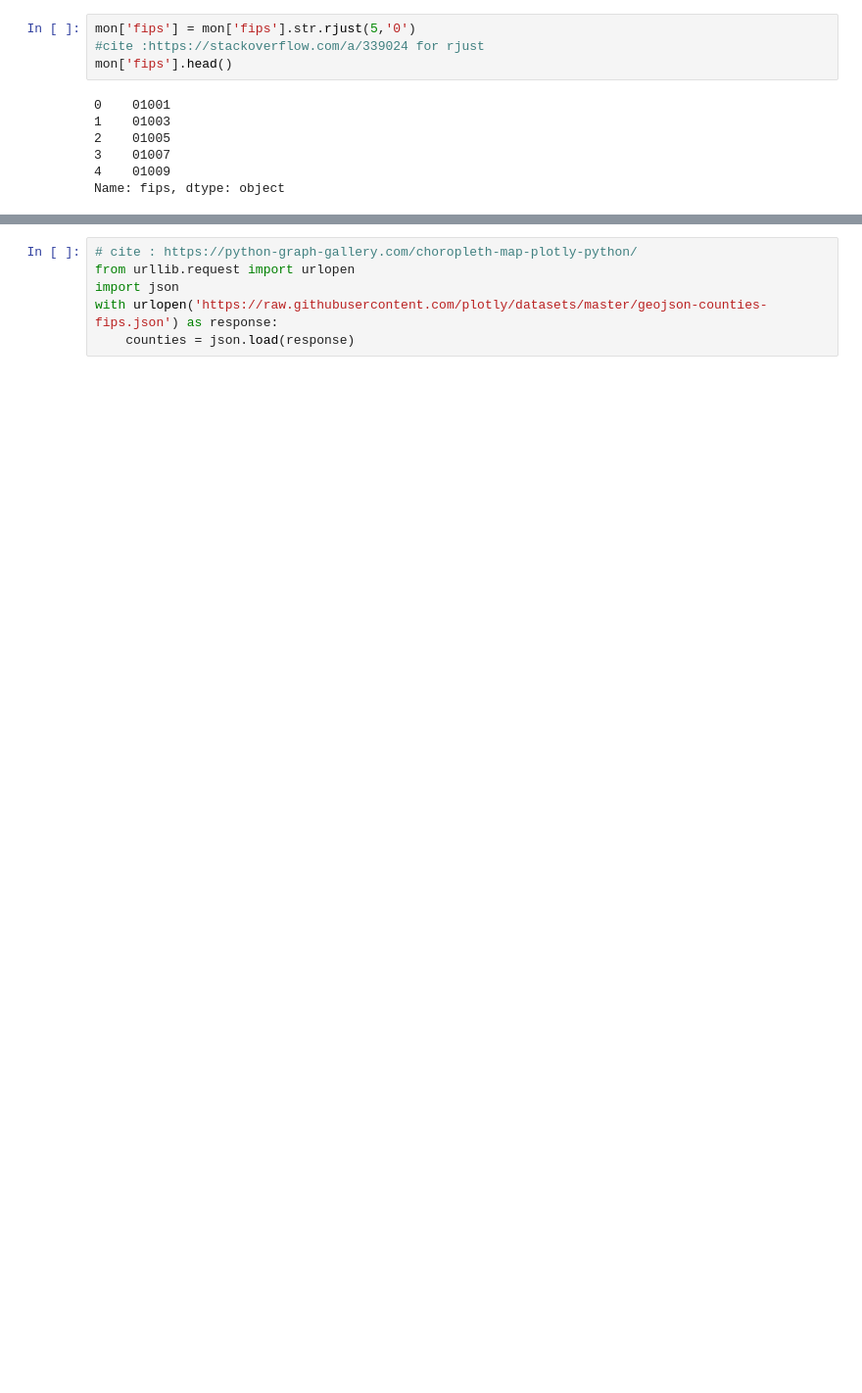
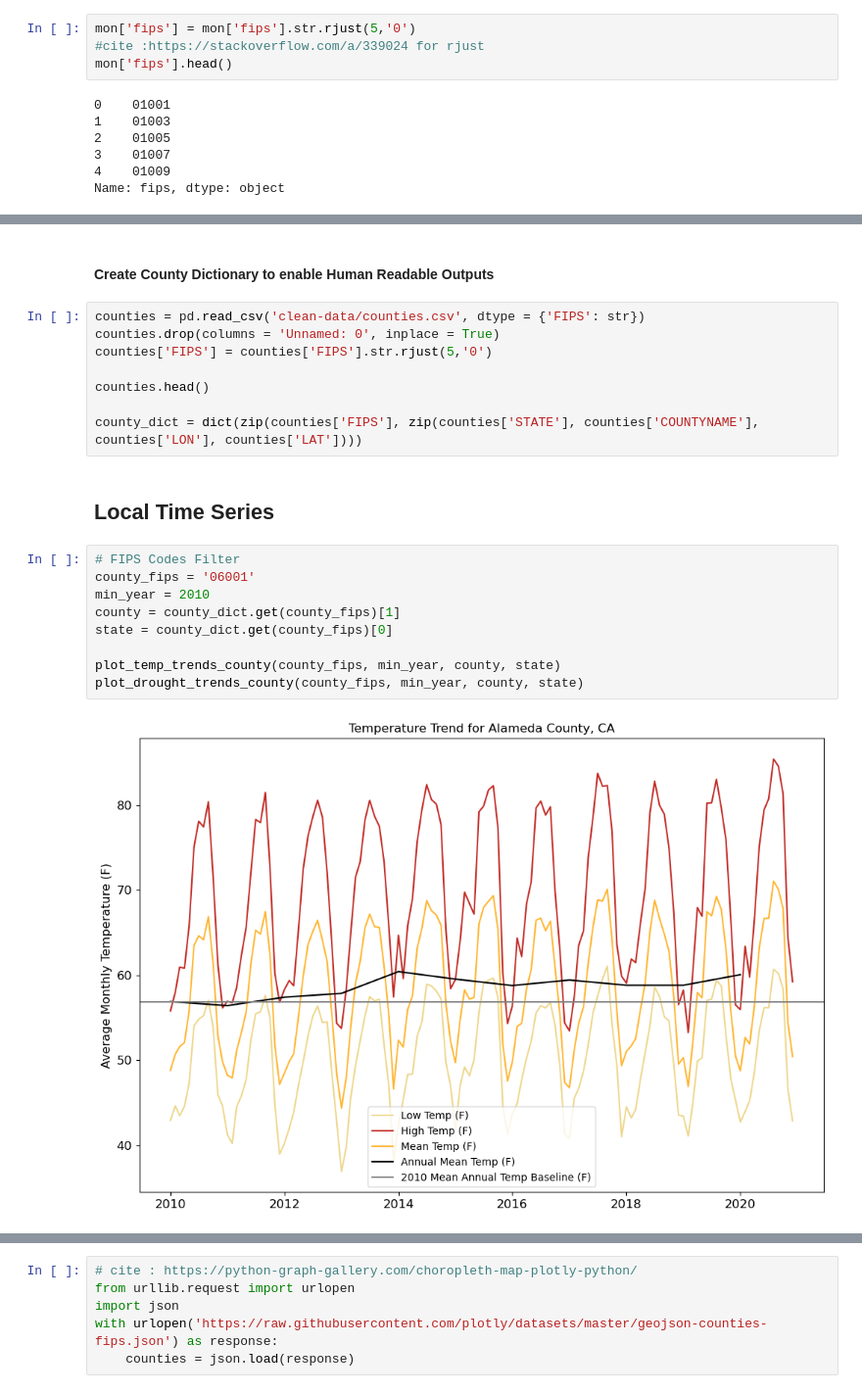
Before and after one commit to farahmalik11/project-5, a Jupyter notebook: time_series.ipynb, the cells around one changed output, grey strips where cells are left out. Shown at 98% size. Saved outputs shown, nothing was run; the diff lists cells and outputs as text; blank space fills up the shorter version.

```diff
--- a/time_series.ipynb
+++ b/time_series.ipynb
@@ -84,0 +129,23 @@ mon.head()
+# %% [markdown]
+#### Create County Dictionary to enable Human Readable Outputs
+# %%
+counties = pd.read_csv('clean-data/counties.csv', dtype = {'FIPS': str})
+counties.drop(columns = 'Unnamed: 0', inplace = True)
+counties['FIPS'] = counties['FIPS'].str.rjust(5,'0')
+
+counties.head()
+
+county_dict = dict(zip(counties['FIPS'], zip(counties['STATE'], counties['COUNTYNAME'], counties['LON'], counties['LAT'])))
+# %% [markdown]
+## Local Time Series
+# %%
+# FIPS Codes Filter
+county_fips = '06001'
+min_year = 2010
+county = county_dict.get(county_fips)[1]
+state = county_dict.get(county_fips)[0]
+
+plot_temp_trends_county(county_fips, min_year, county, state)
+plot_drought_trends_county(county_fips, min_year, county, state)
+# %% [output]
+[figure, added]
```
Also changed, not shown: parts of 21 cells of this notebook, 12 other files.
